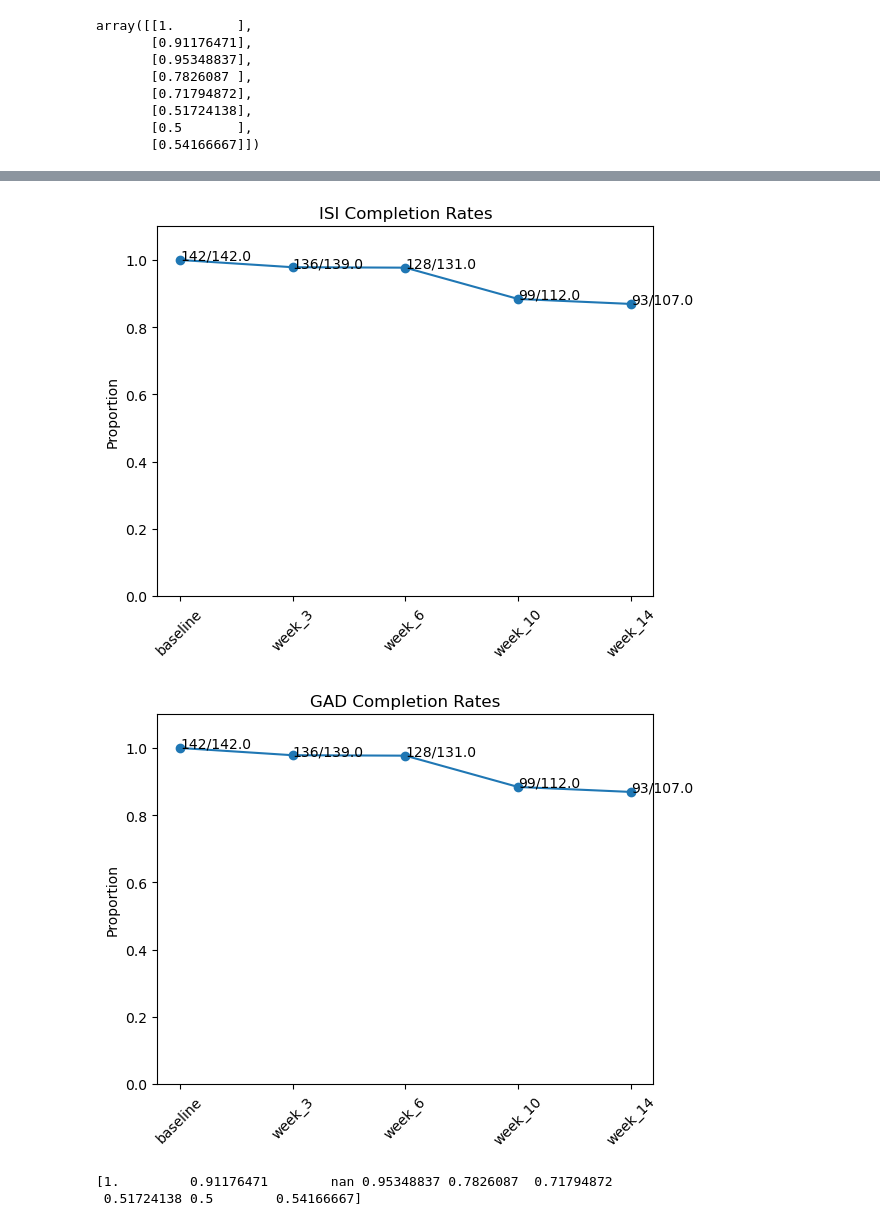
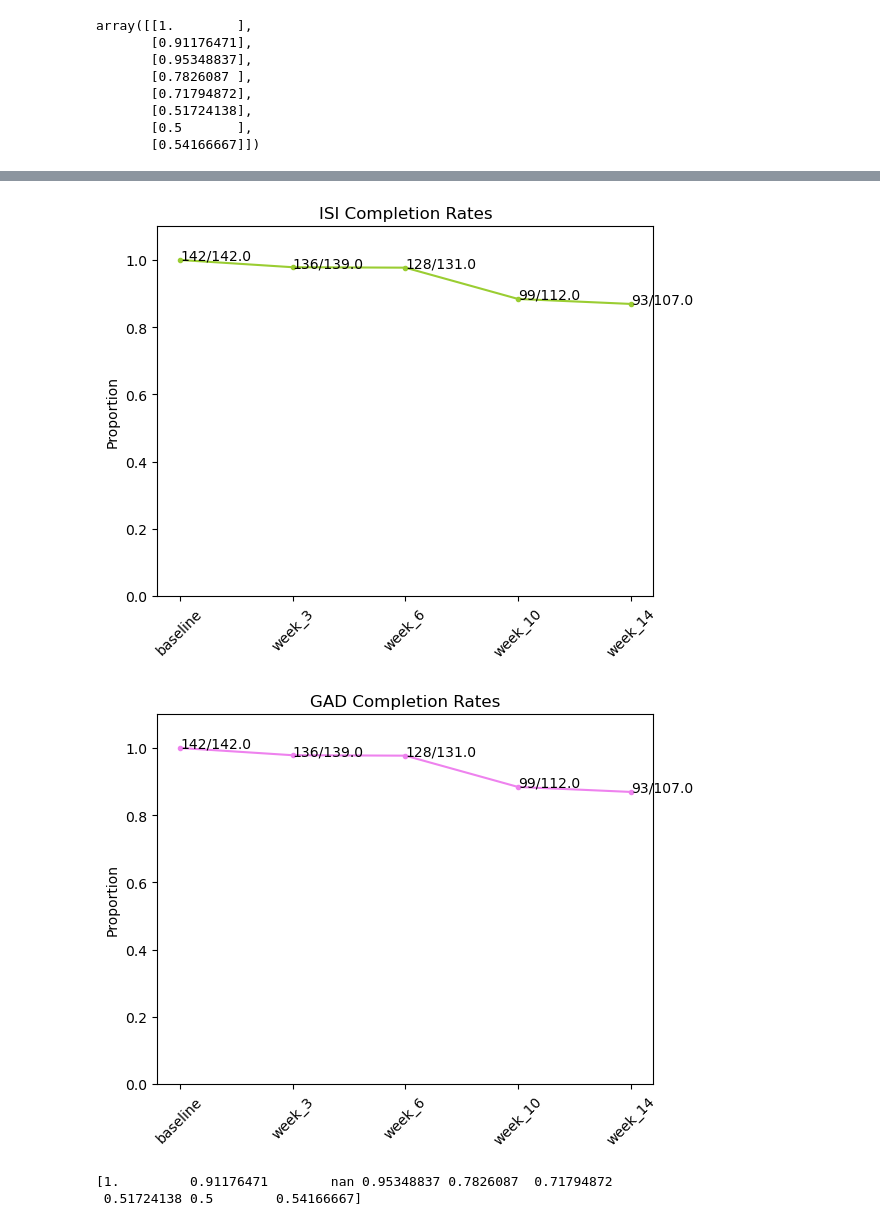
Before and after one commit to mbthompson14/HR_DSMB_2023, a Jupyter notebook: completion_main.ipynb, the cells around one changed output, grey strips where cells are left out. Saved outputs shown, nothing was run; the diff lists cells and outputs as text; code cells hidden in the pictures.

```diff
--- a/completion_main.ipynb
+++ b/completion_main.ipynb
@@ -511,7 +511,7 @@ plt.show()
 # %%
 fig3, ax3 = plt.subplots()
 
-ax3.plot(completion_rates.loc[:,['isi_completed']].dropna(), linestyle='-', marker='o',)
+ax3.plot(completion_rates.loc[:,['isi_completed']].dropna(), linestyle='-', color='yellowgreen' ,marker='.',)
 
 for i, txt in enumerate(completion_rates['isi_completed_text'].dropna()):
     ax3.annotate(txt, (completion_rates.loc[:,['isi_completed',]].dropna().index.values[i], completion_rates.loc[:,['isi_completed',]].dropna().values[i]))
@@ -523,23 +523,23 @@ plt.title('ISI Completion Rates')
 plt.ylabel('Proportion')
 plt.show()
 # %% [output]
-[figure, old version]
+[figure, new version]
 # %%
 fig4, ax4 = plt.subplots()
 
-ax4.plot(completion_rates.loc[:,['gad_complete']].dropna(), linestyle='-', marker='o',)
+ax4.plot(completion_rates.loc[:,['gad_complete']].dropna(), linestyle='-', color ='violet', marker='.',)
 
 for i, txt in enumerate(completion_rates['gad_complete_text'].dropna()):
     ax4.annotate(txt, (completion_rates.loc[:,['gad_complete',]].dropna().index.values[i], completion_rates.loc[:,['gad_complete',]].dropna().values[i]))
 
 plt.ylim([0,1.1])
 #plt.legend(loc='lower left')
 plt.xticks(rotation = 45)
 plt.title('GAD Completion Rates')
 plt.ylabel('Proportion')
 plt.show()
 # %% [output]
-[figure, old version]
+[figure, new version]
 # %%
 xs = np.arange(9)
 seriesa = np.array(completion_rates['phq8_complete']).astype(np.double)
```
Also changed, not shown: parts of 2 cells of this notebook, 4 other files.
